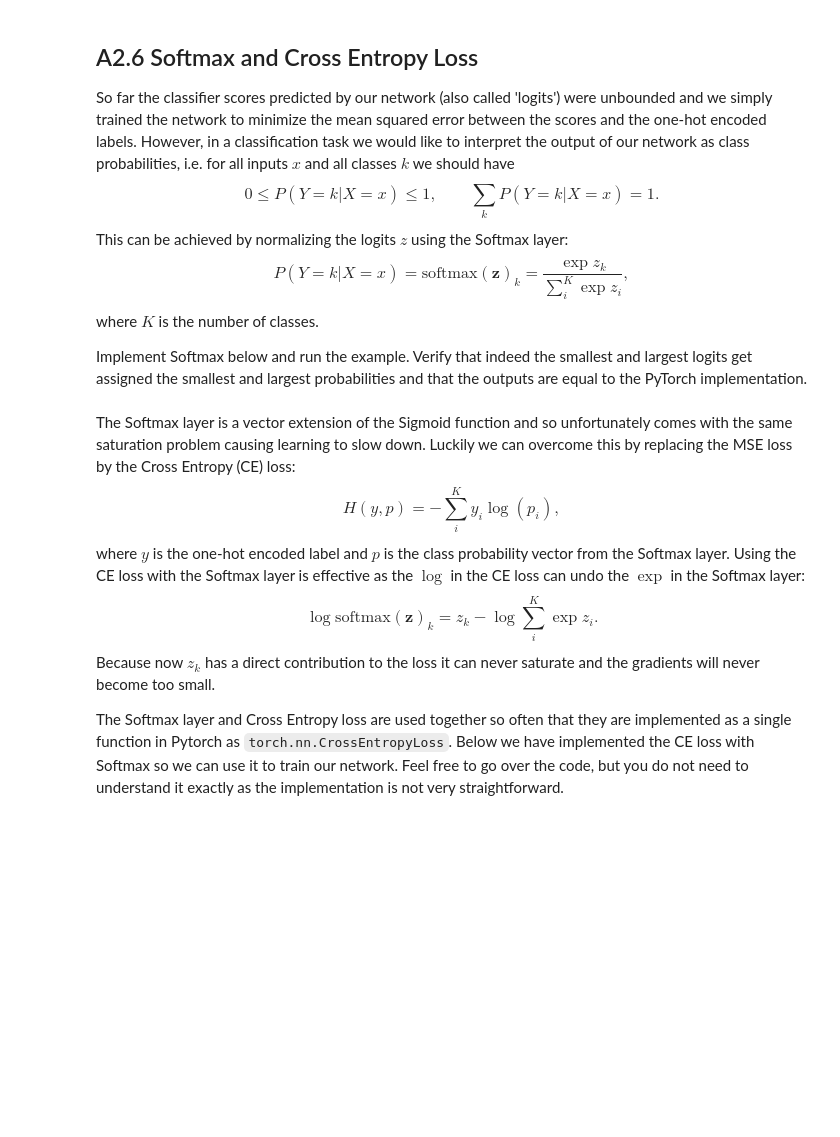
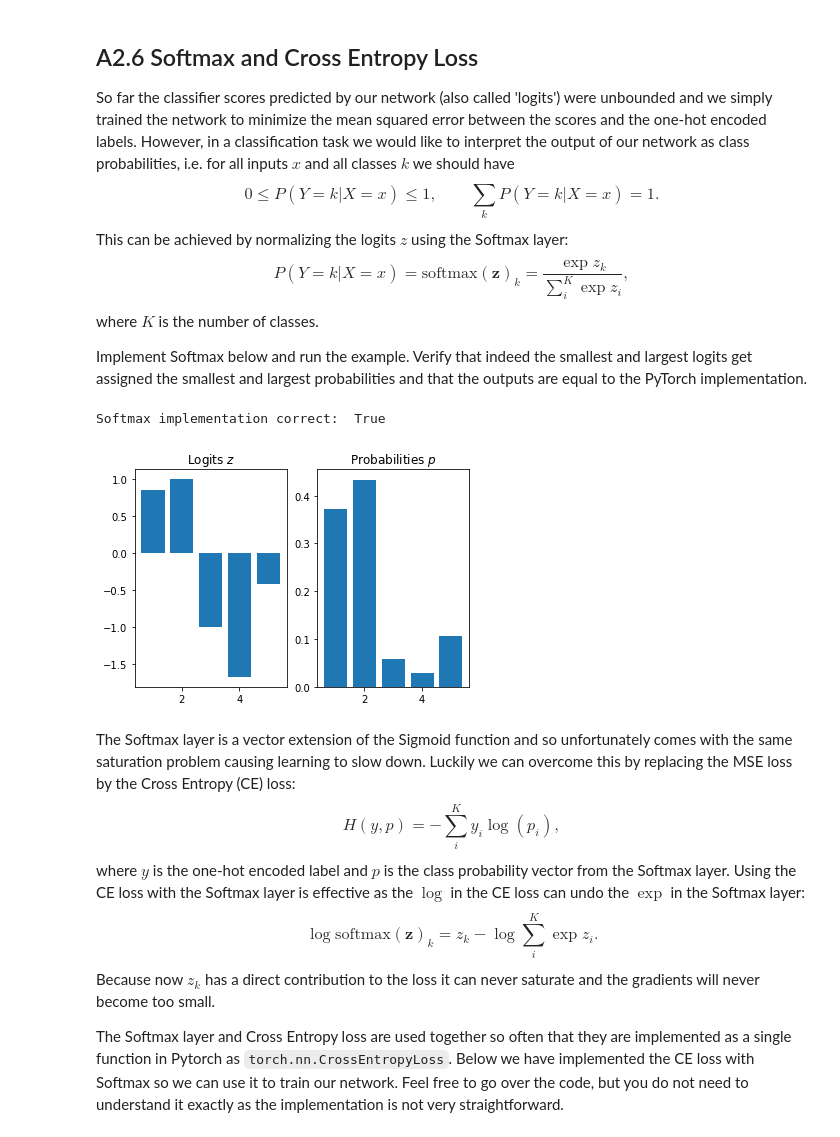
Before and after one commit to Veikko-Saikkonen/delft-deep-learning, a Jupyter notebook: Assignment_2.ipynb, the cells around one changed output. Cells and saved outputs as stored; diff of their text form; code cells hidden in the pictures; blank space fills up the shorter version.

```diff
--- a/Assignment_2.ipynb
+++ b/Assignment_2.ipynb
@@ -833,36 +1112,40 @@ def Softmax(z):
 
     Return:
       p: Softmax probability distribution.
     """
 
     ########################################################################
     #                  TODO: Implement Softmax function.                   #
     ########################################################################
-
-    pass
+    z = z.clone()
+    r = torch.exp(z)
+    p = r / torch.sum(r, axis=1, keepdim=True)
 
     ########################################################################
     #                          END OF YOUR CODE                            #
     ########################################################################
 
     return p
 
 # Generate random logits, dimension [batch, classes]
-z = torch.randn(1,5)
+z = torch.randn(2,5)
 # Calculate softmax
 p = Softmax(z)
 
 # Verify against PyTorch implementation
 p_torch = torch.nn.functional.softmax(z, 1)
 print('Softmax implementation correct: ', torch.allclose(p, p_torch))
 
 # Plot z and p
 plt.subplot(1,2,1)
 plt.title(r'Logits $z$')
 _=plt.bar(torch.arange(1,6), z[0,:])
 plt.subplot(1,2,2)
 plt.title(r'Probabilities $p$')
 _=plt.bar(torch.arange(1,6), p[0,:])
+# %% [output]
+Softmax implementation correct:  True
+[figure, added]
 # %% [markdown]
 The Softmax layer is a vector extension of the Sigmoid function and so unfortunately comes with the same saturation problem causing learning to slow down. Luckily we can overcome this by replacing the MSE loss by the Cross Entropy (CE) loss:
 $$H(y,p) = -\sum_i^K y_i \log(p_i),$$
```
Also changed, not shown: parts of 19 cells of this notebook.
